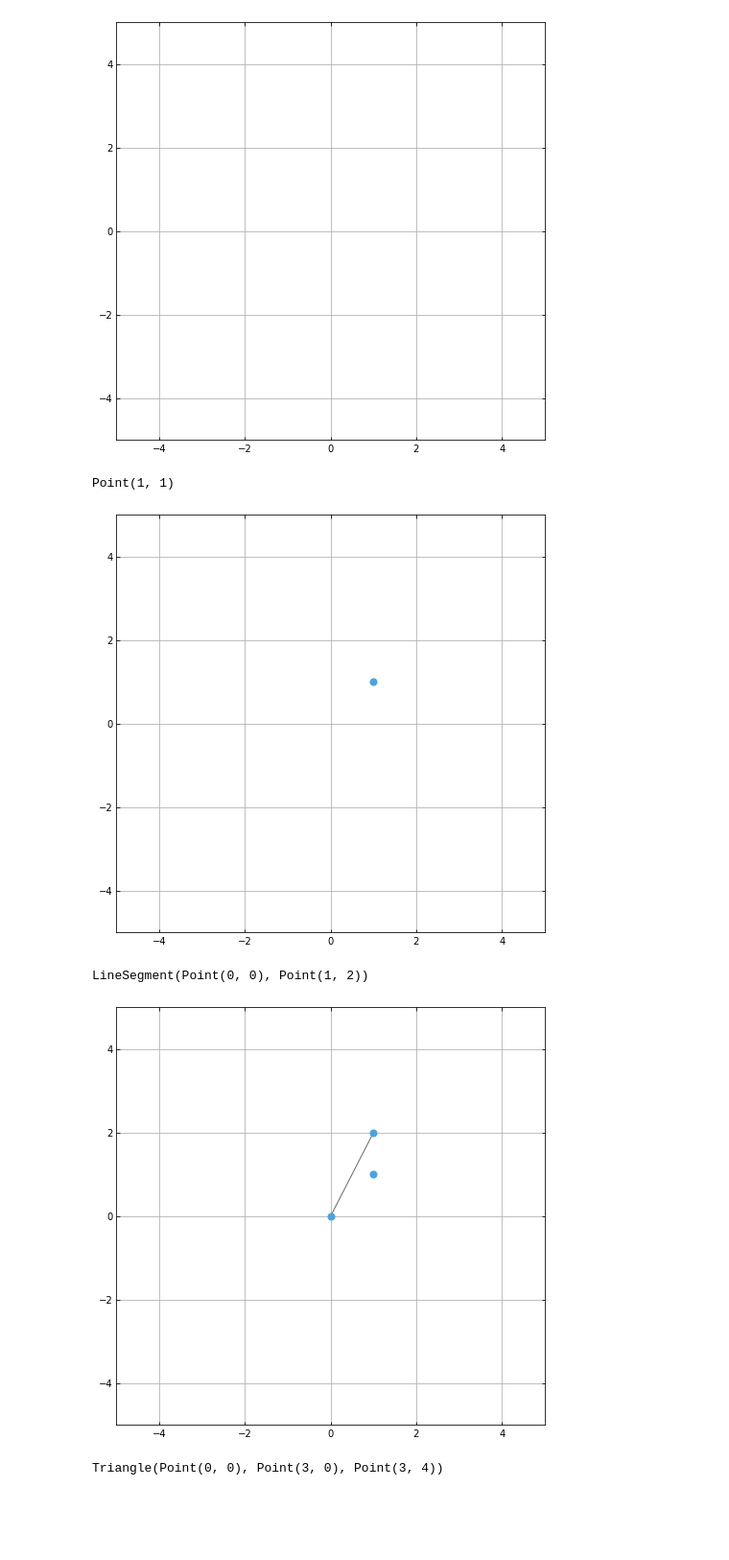
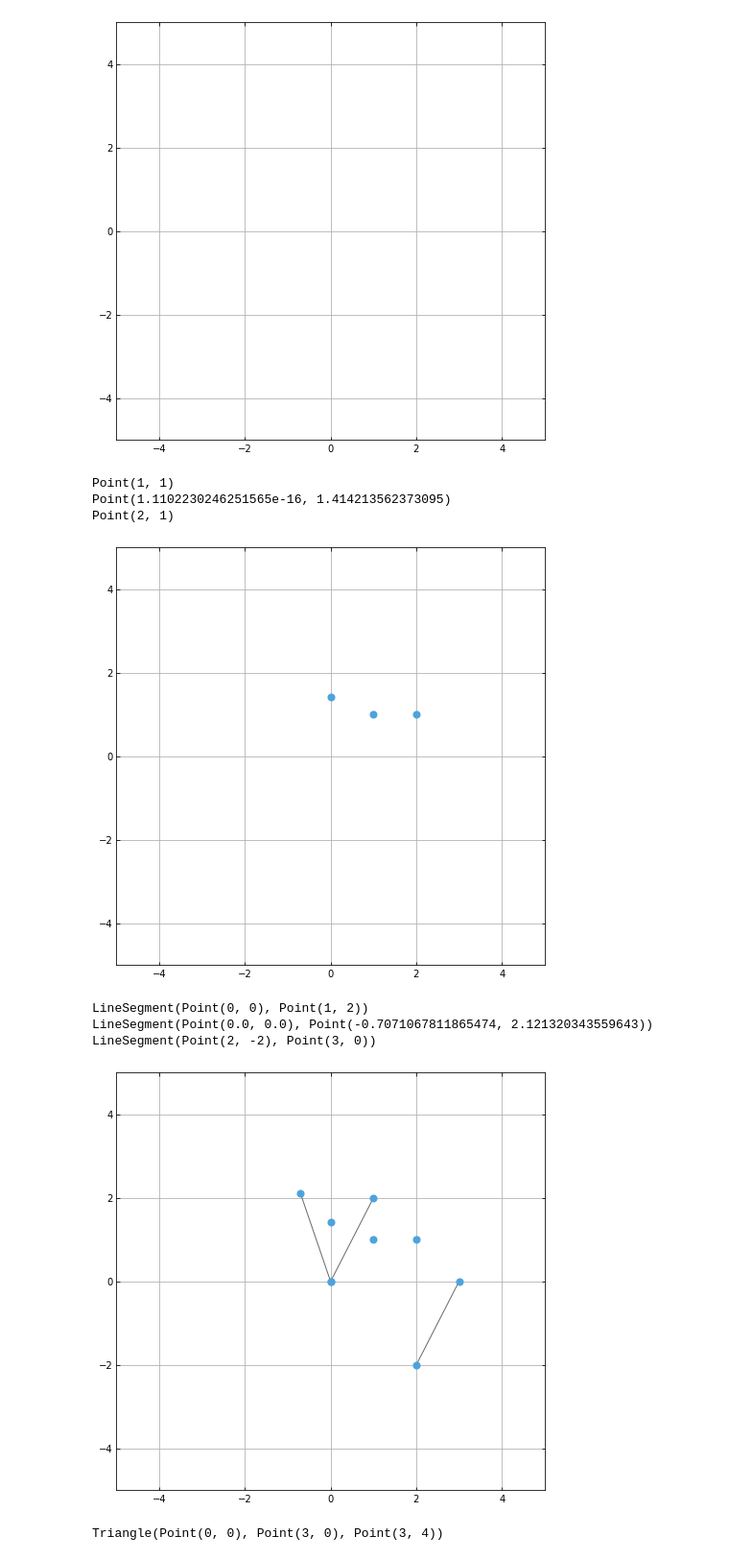
Before and after one commit to BrianGMcEnery/pythagorean-triples, a Jupyter notebook: notebooks/Drawing.ipynb, the cells around one changed output. Shown at 96% size. Saved outputs shown, nothing was run; the diff lists cells and outputs as text; code cells hidden in the pictures; blank space fills up the shorter version.

```diff
--- a/notebooks/Drawing.ipynb
+++ b/notebooks/Drawing.ipynb
@@ -12,25 +12,38 @@ drawing = Drawing()
 drawing.draw()
 # %% [output]
 [figure]
-# %%
-
-p = Point(1,1)
-print(p)
-# %% [output]
-Point(1, 1)
+# %%
+p1 = Point(1,1)
+p2 = p1.rotate(-45)
+p3 = p1.translate(Point(1,0))
+
+print(p1)
+print(p2)
+print(p3)
+# %% [output]
+Point(1, 1)
+Point(1.1102230246251565e-16, 1.414213562373095)
+Point(2, 1)
 # %%
-drawing.add(p)
+drawing.add_many([p1, p2, p3])
 drawing.draw()
 # %% [output]
-[figure, old version]
+[figure, new version]
 # %%
-l = LineSegment(Point(0, 0), Point(1,2))
-print(l)
+l1 = LineSegment(Point(0, 0), Point(1,2))
+l2 = l1.rotate(-45)
+l3 = l1.translate(Point(2, -2))
+
+print(l1)
+print(l2)
+print(l3)
 # %% [output]
 LineSegment(Point(0, 0), Point(1, 2))
+LineSegment(Point(0.0, 0.0), Point(-0.7071067811865474, 2.121320343559643))
+LineSegment(Point(2, -2), Point(3, 0))
 # %%
-drawing.add(l)
+drawing.add_many([l1, l2, l3])
 drawing.draw()
 # %% [output]
-[figure, old version]
+[figure, new version]
 # %%
```
Also changed, not shown: parts of 5 cells of this notebook, 3 other files.
